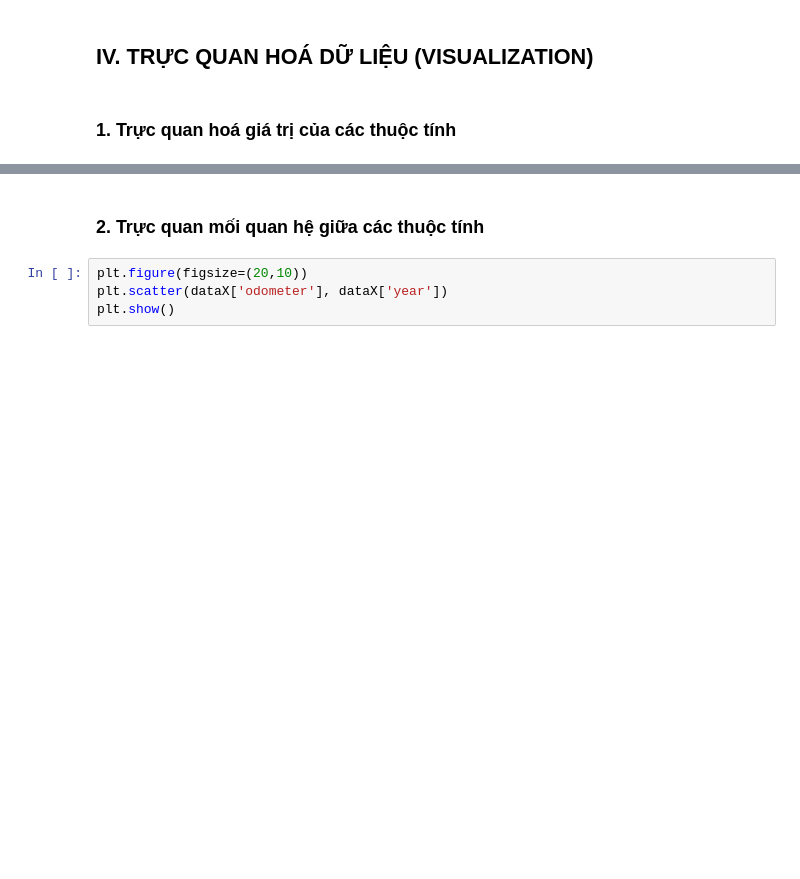
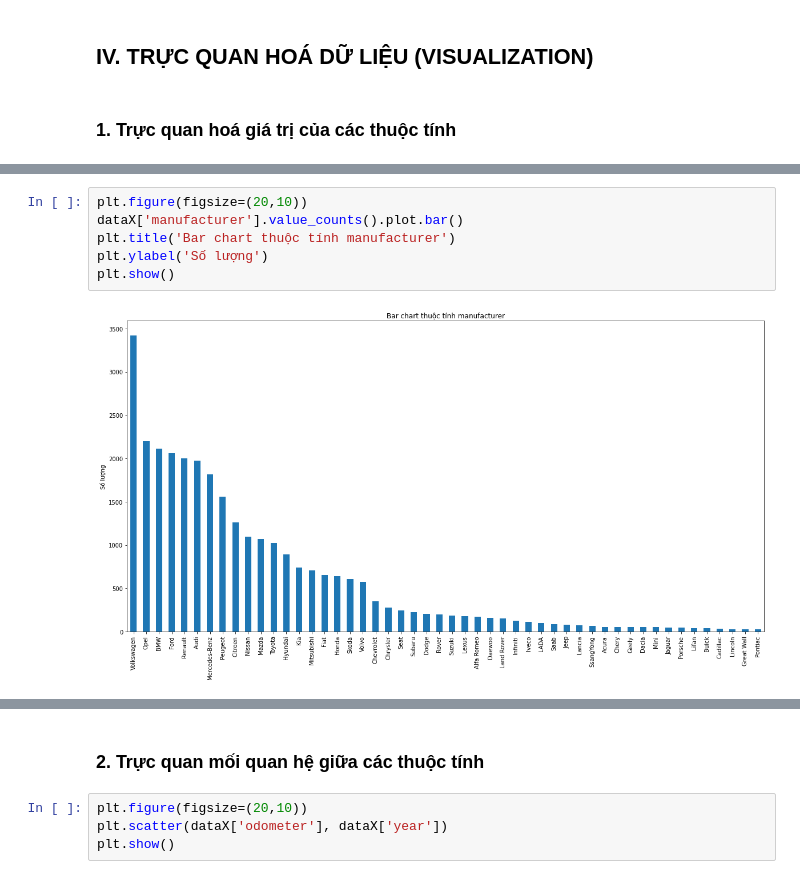
Before and after one commit to NHTN/Mathematical-Statistics-with-Applications, a Jupyter notebook: Project 1/Source/1_Report_P1.ipynb, the cells around one changed output, grey strips where cells are left out. Cells and saved outputs as stored; diff of their text form; blank space fills up the shorter version.

```diff
--- a/Project 1/Source/1_Report_P1.ipynb
+++ b/Project 1/Source/1_Report_P1.ipynb
@@ -422,2 +424,10 @@ plt.show()
+# %%
+plt.figure(figsize=(20,10))
+dataX['manufacturer'].value_counts().plot.bar()
+plt.title('Bar chart thuộc tính manufacturer')
+plt.ylabel('Số lượng')
+plt.show()
+# %% [output]
+[figure, added]
 # %%
 plt.figure(figsize=(20,10))
```
Also changed, not shown: parts of 30 cells of this notebook.
